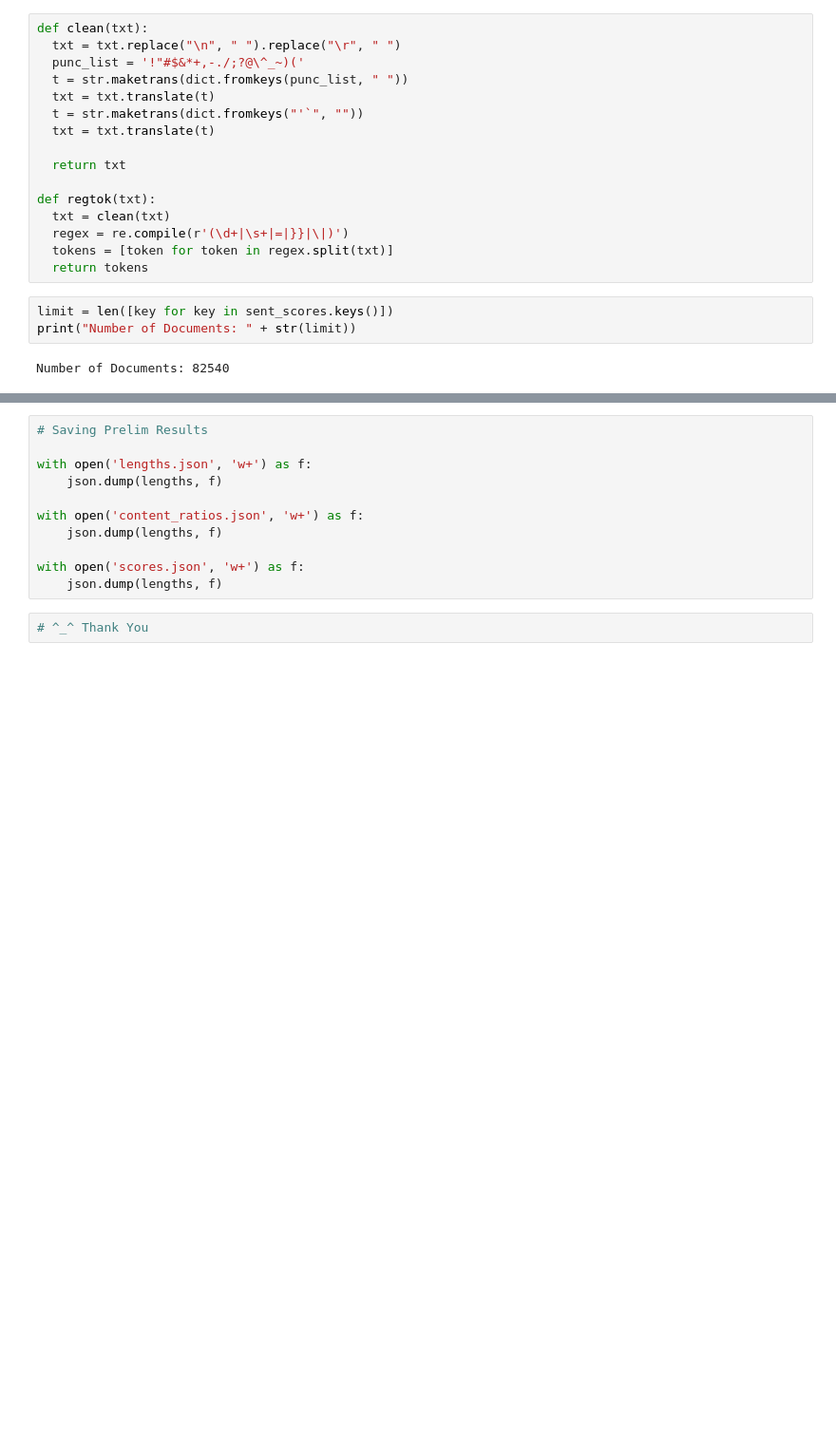
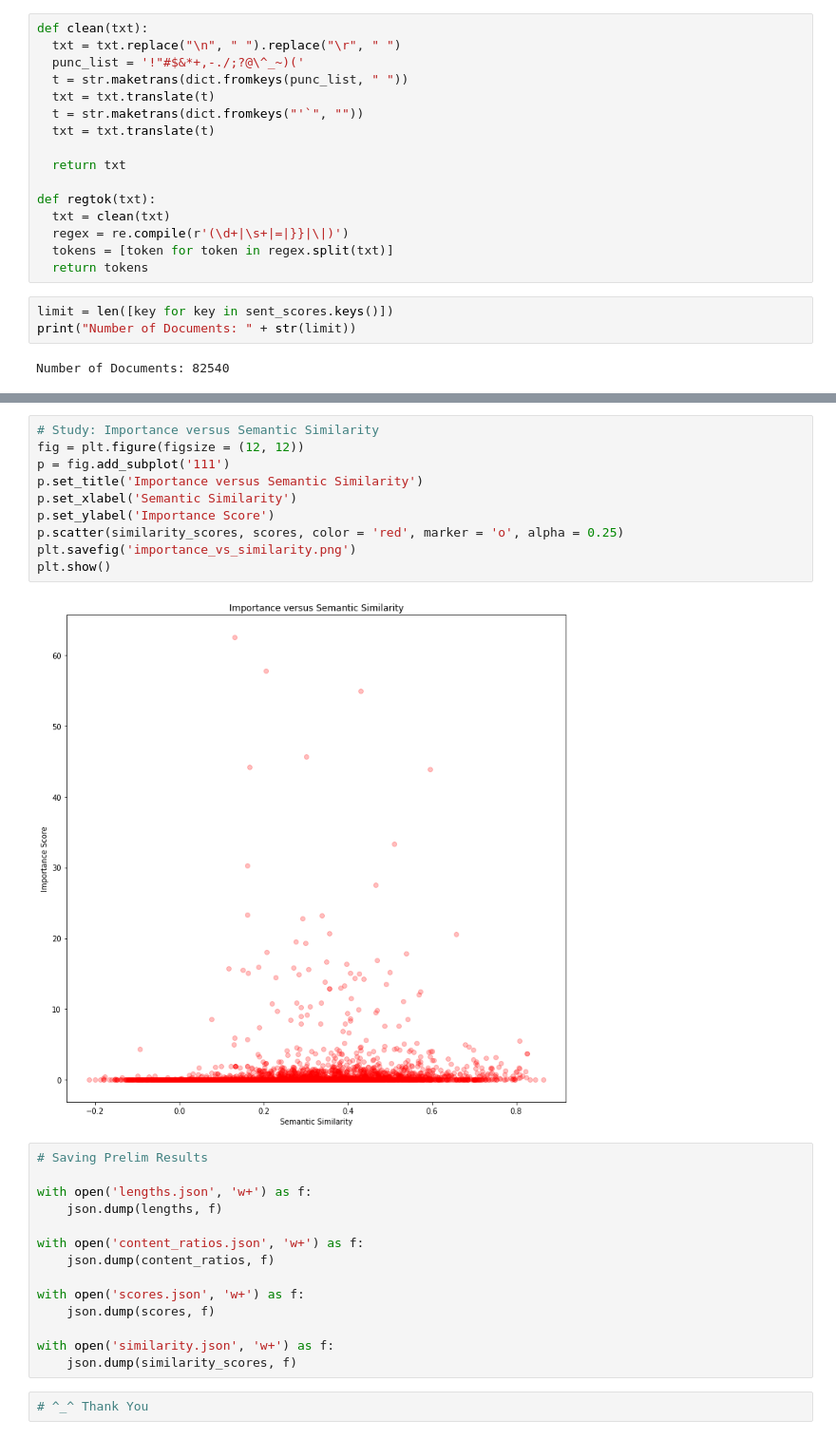
Before and after one commit to sayarghoshroy/relevance-paradox, a Jupyter notebook: experiments.ipynb, the cells around one changed output, grey strips where cells are left out. Shown: that part at 95% size. Cells and saved outputs as stored; diff of their text form; blank space fills up the shorter version.

```diff
--- a/experiments.ipynb
+++ b/experiments.ipynb
@@ -159,3 +187,15 @@ plt.show()
+# %%
+# Study: Importance versus Semantic Similarity
+fig = plt.figure(figsize = (12, 12))
+p = fig.add_subplot('111')
+p.set_title('Importance versus Semantic Similarity')
+p.set_xlabel('Semantic Similarity')
+p.set_ylabel('Importance Score')
+p.scatter(similarity_scores, scores, color = 'red', marker = 'o', alpha = 0.25)
+plt.savefig('importance_vs_similarity.png')
+plt.show()
+# %% [output]
+[figure, added]
 # %%
 # Saving Prelim Results
 
@@ -163,9 +203,12 @@ with open('lengths.json', 'w+') as f:
     json.dump(lengths, f)
 
 with open('content_ratios.json', 'w+') as f:
-    json.dump(lengths, f)
+    json.dump(content_ratios, f)
 
 with open('scores.json', 'w+') as f:
-    json.dump(lengths, f)
+    json.dump(scores, f)
+
+with open('similarity.json', 'w+') as f:
+    json.dump(similarity_scores, f)
 # %%
 # ^_^ Thank You
```
Also changed, not shown: parts of 10 cells of this notebook.
